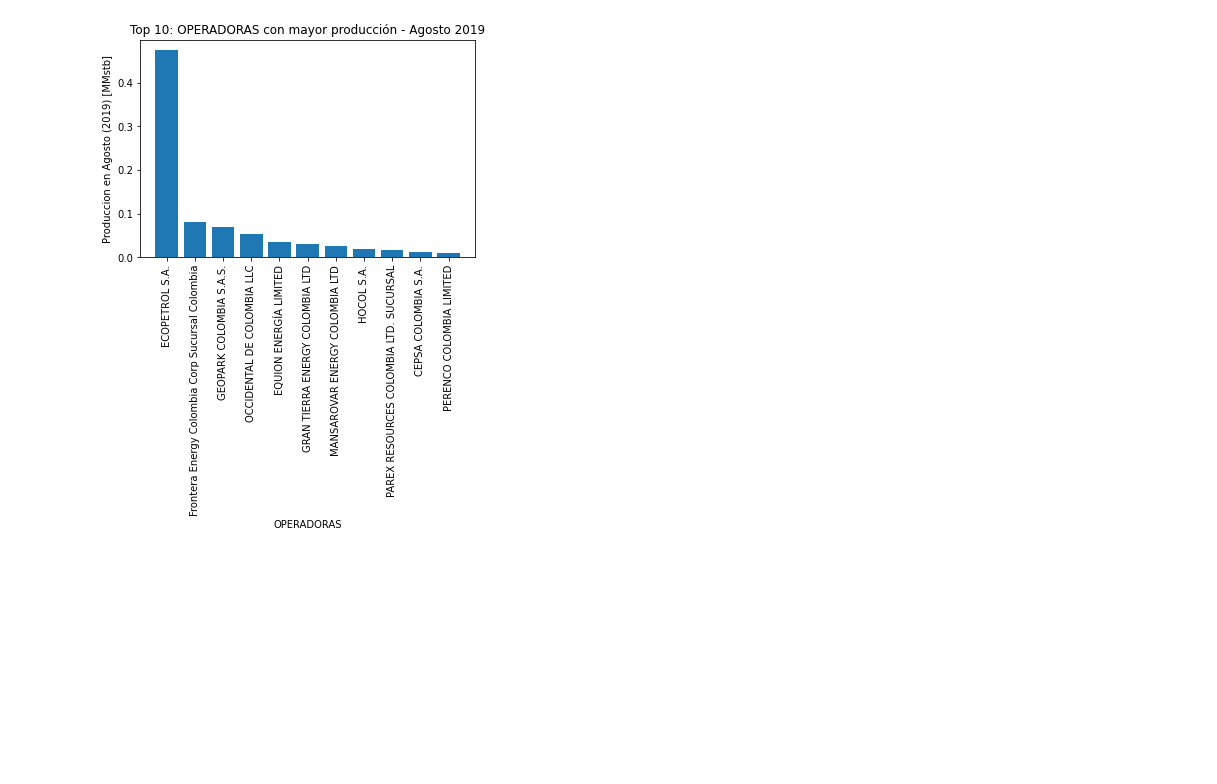
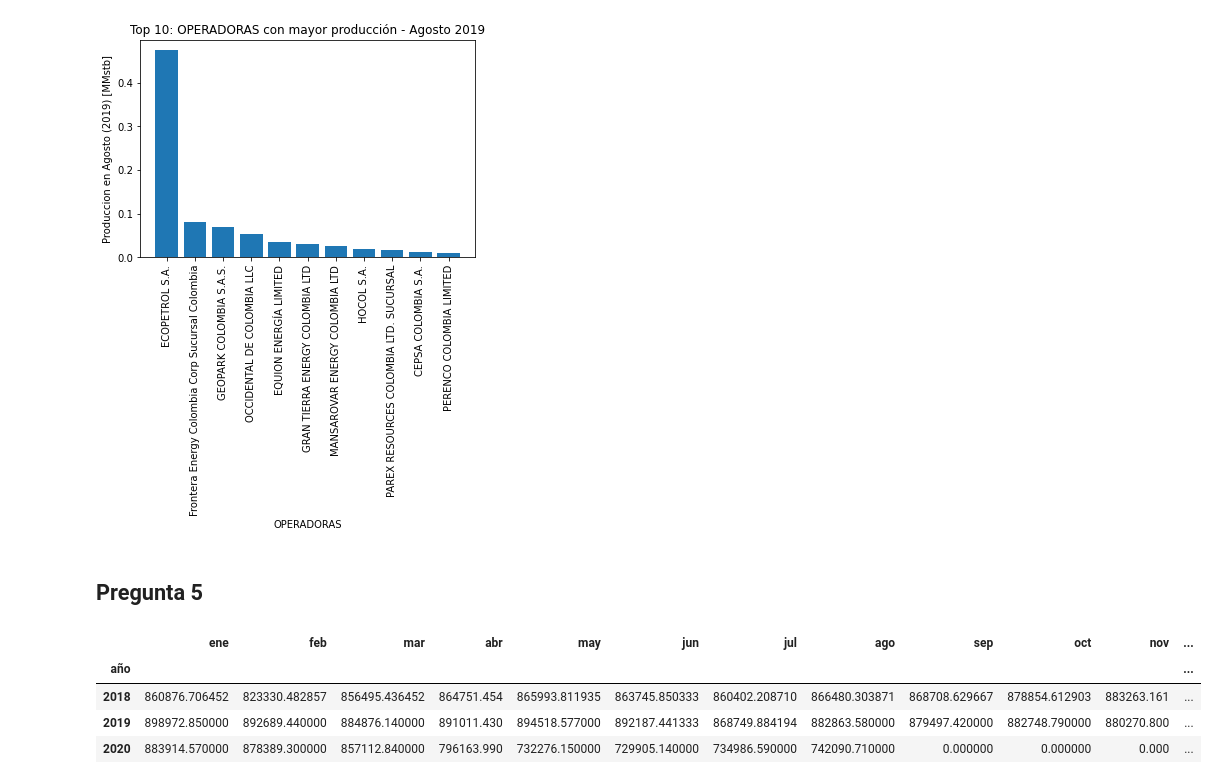
Before and after one commit to yoi23/HackathonOG2020, a Jupyter notebook: importar_datos.ipynb, the cells around one changed output. Drawn from its saved outputs; the diff is of its cells as text; code cells hidden in the pictures; blank space fills up the shorter version.

```diff
--- a/importar_datos.ipynb
+++ b/importar_datos.ipynb
@@ -324,3 +327,22 @@ plt.title('Top 10: OPERADORAS con mayor producción - Agosto 2019')
 plt.show()
 # %% [output]
 [figure]
+# %% [markdown]
+## Pregunta 5
+# %%
+# Ordenar Produccion TOTAL por Año
+df_2018_2020_total = df_2018_2020.groupby('año').sum()
+
+# Calcular Produccion por Trimestres para cada año
+df_2018_2020_total['trimestre 1'] = df_2018_2020_total[['ene','feb','mar']].sum(axis = 1)
+df_2018_2020_total['trimestre 2'] = df_2018_2020_total[['abr','may','jun']].sum(axis = 1)
+df_2018_2020_total['trimestre 3'] = df_2018_2020_total[['jul','ago','sep']].sum(axis = 1)
+df_2018_2020_total['trimestre 4'] = df_2018_2020_total[['oct','nov','dic']].sum(axis = 1)
+
+df_2018_2020_total #Data frame con produccion por año
+# %% [output]
+|  | ene | feb | mar | abr | may | jun | jul | ago | sep | oct | nov | ... |
+| año |  |  |  |  |  |  |  |  |  |  |  | ... |
+| 2018 | 860876.706452 | 823330.482857 | 856495.436452 | 864751.454 | 865993.811935 | 863745.850333 | 860402.208710 | 866480.303871 | 868708.629667 | 878854.612903 | 883263.161 | ... |
+| 2019 | 898972.850000 | 892689.440000 | 884876.140000 | 891011.430 | 894518.577000 | 892187.441333 | 868749.884194 | 882863.580000 | 879497.420000 | 882748.790000 | 880270.800 | ... |
+| 2020 | 883914.570000 | 878389.300000 | 857112.840000 | 796163.990 | 732276.150000 | 729905.140000 | 734986.590000 | 742090.710000 | 0.000000 | 0.000000 | 0.000 | ... |
```
Also changed, not shown: parts of 9 cells of this notebook.
